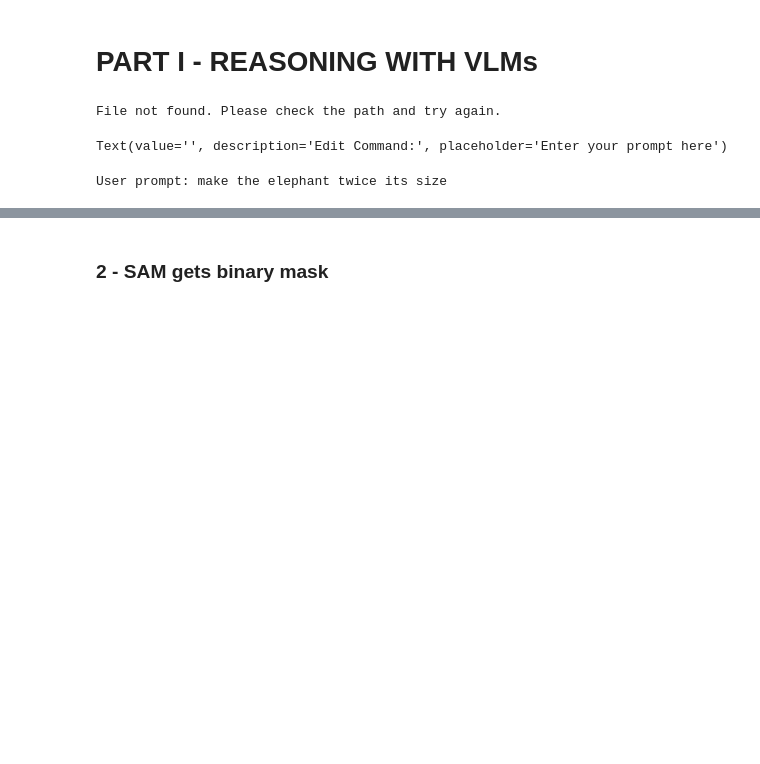
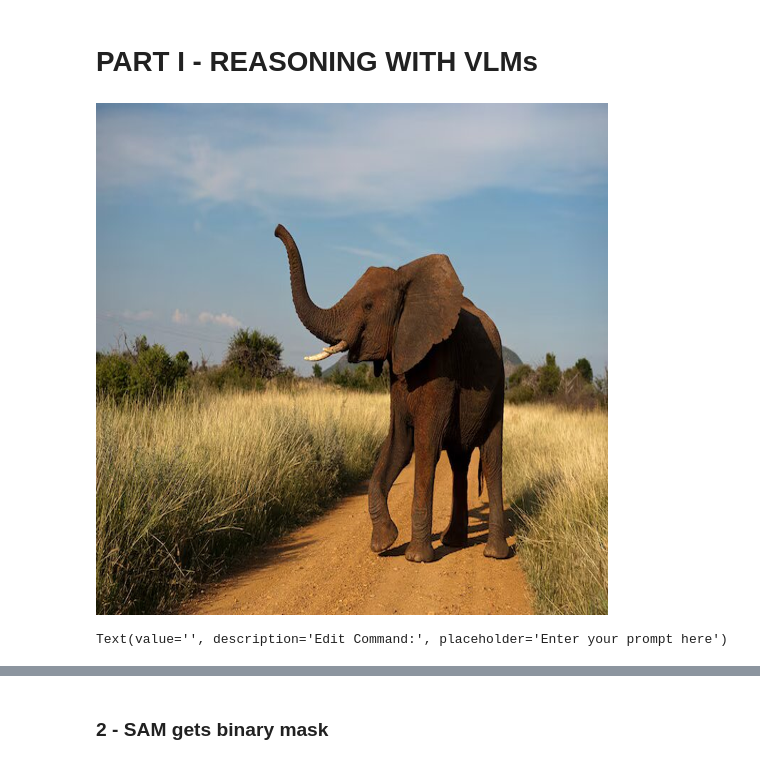
Before and after one commit to YanakaRyosuke82/POEM_Object_Editing, a Jupyter notebook: src/reasoning.IPYNB, the cells around one changed output, grey strips where cells are left out. Drawn from its saved outputs; the diff is of its cells as text; code cells hidden in the pictures; blank space fills up the shorter version.

```diff
--- a/src/reasoning.IPYNB
+++ b/src/reasoning.IPYNB
@@ -9,7 +9,7 @@
 # %%
 
 # Fixed image path
-IMG_PATH = "data/elephant.jpg"
+IMG_PATH = "/dtu/blackhole/14/189044/marscho/VLM_controller_for_SD/src/SLD_main_bak/demo/image_editing/src_image_marco/elephant_resized.png"
 
 ########################################################################################################################
 
@@ -18,34 +18,33 @@ IMG_PATH = "data/elephant.jpg"
 import ipywidgets as widgets
 from IPython.display import display, Image as IPImage
 from PIL import Image
 
 
 # Load the image using PIL
 try:
     source_image = Image.open(IMG_PATH)
     # Display the image inline in the notebook
     display(IPImage(filename=IMG_PATH))
 except FileNotFoundError:
     print("File not found. Please check the path and try again.")
 
 # Create a text box widget for the user prompt
 user_prompt_widget = widgets.Text(
     description='Edit Command:',
     placeholder='Enter your prompt here'
 )
 
 # Display the widget
 display(user_prompt_widget)
 
 # Function to print the user prompt
 def print_user_prompt(change):
     user_prompt = user_prompt_widget.value
     print(f"User prompt: {user_prompt}")
 
 # Attach the function to the user prompt widget to trigger on 'submit'
 user_prompt_widget.on_submit(print_user_prompt)
 # %% [output]
+[figure, added]
-File not found. Please check the path and try again.
+Text(value='', description='Edit Command:', placeholder='Enter your prompt here')
-Text(value='', description='Edit Command:', placeholder='Enter your prompt here')
-User prompt: make the elephant twice its size
 # %% [markdown]
```
Also changed, not shown: parts of 5 cells of this notebook, 26 other files.
